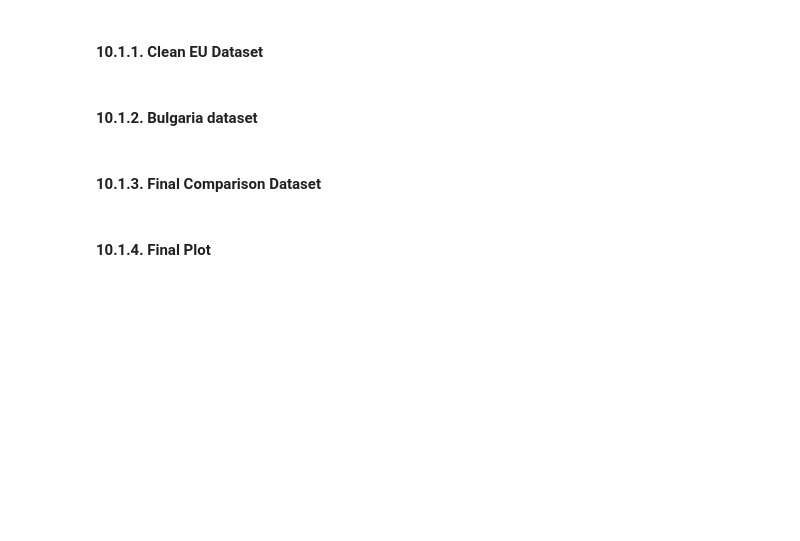
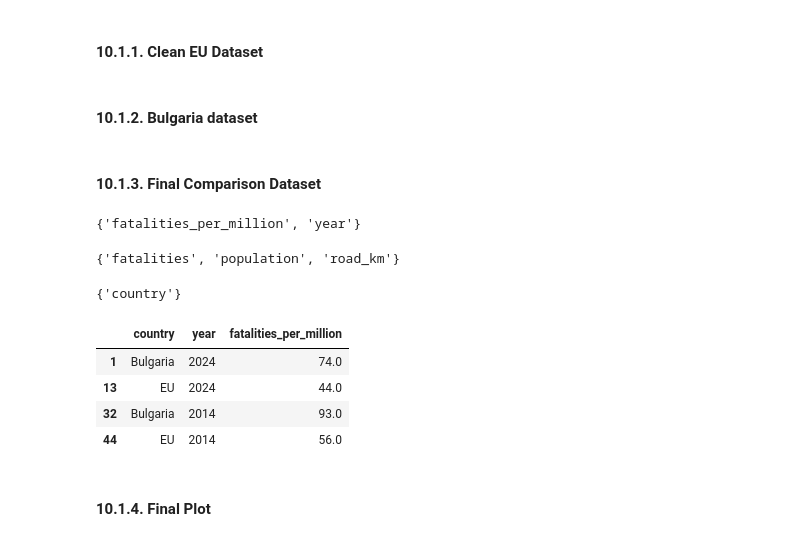
Before and after one commit to borisyotsov/Road-Safety-in-Bulgaria-Impact-of-Traffic-and-Infrastructure-on-Accident-Rates, a Jupyter notebook: Road_Safety_Project.ipynb, the cells around one changed output. Drawn from its saved outputs; the diff is of its cells as text; code cells hidden in the pictures; blank space fills up the shorter version.

Commit message:
bg versus eu, common columns, bg only, eu only

```diff
--- a/Road_Safety_Project.ipynb
+++ b/Road_Safety_Project.ipynb
@@ -894,5 +1012,28 @@ df_bg = df_bg[["year", "country", "fatalities_per_million"]]
+# %%
+#common columns (attributes)
+df_bg_columns.intersection(df_eu_clean_columns)
+# %% [output]
+{'fatalities_per_million', 'year'}
+# %%
+#BG only
+df_bg_columns.difference(df_eu_clean_columns)
+# %% [output]
+{'fatalities', 'population', 'road_km'}
+# %%
+#EU only
+df_eu_clean_columns.difference(df_bg_columns)
+# %% [output]
+{'country'}
 # %%
 comparison = eu_bg[["country", "year", "fatalities_per_million"]].copy()
+# %%
+comparison
+# %% [output]
+|  | country | year | fatalities_per_million |
+| 1 | Bulgaria | 2024 | 74.0 |
+| 13 | EU | 2024 | 44.0 |
+| 32 | Bulgaria | 2014 | 93.0 |
+| 44 | EU | 2014 | 56.0 |
 # %% [markdown]
 #### 10.1.4. Final Plot
 # %%
```
Also changed, not shown: parts of 26 cells of this notebook.
